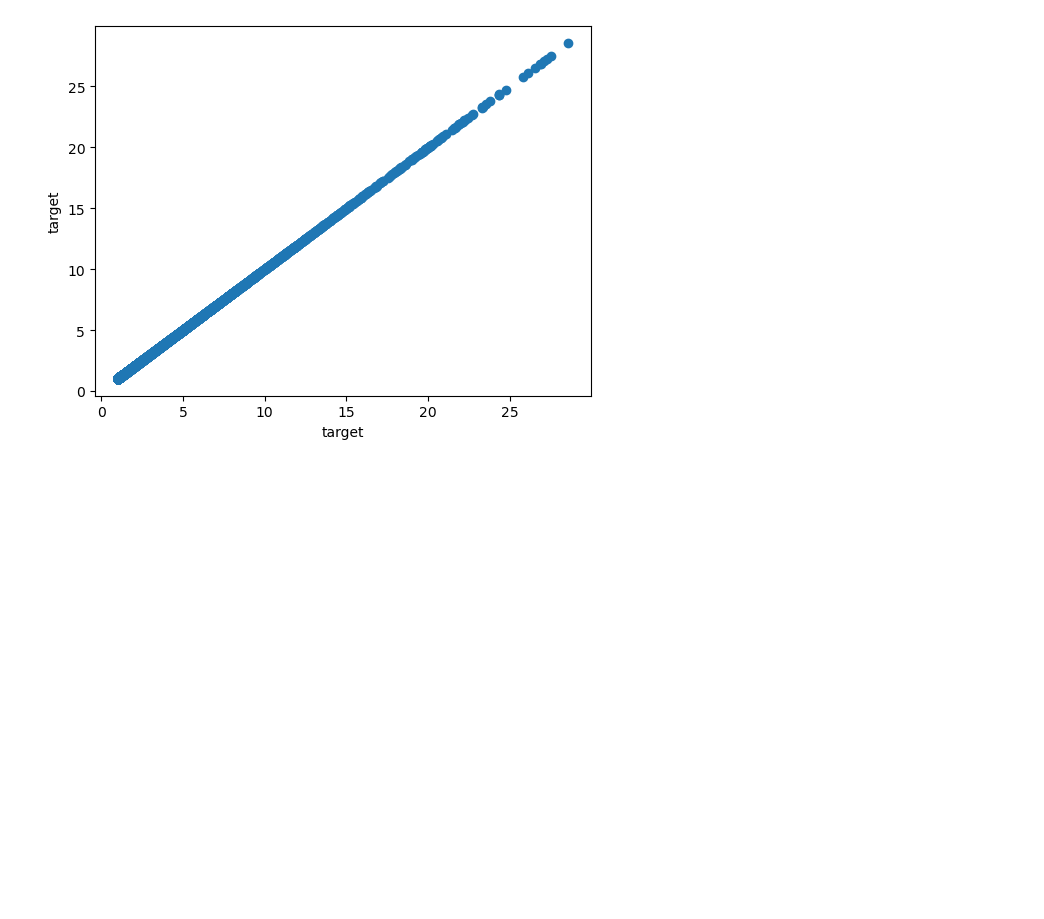
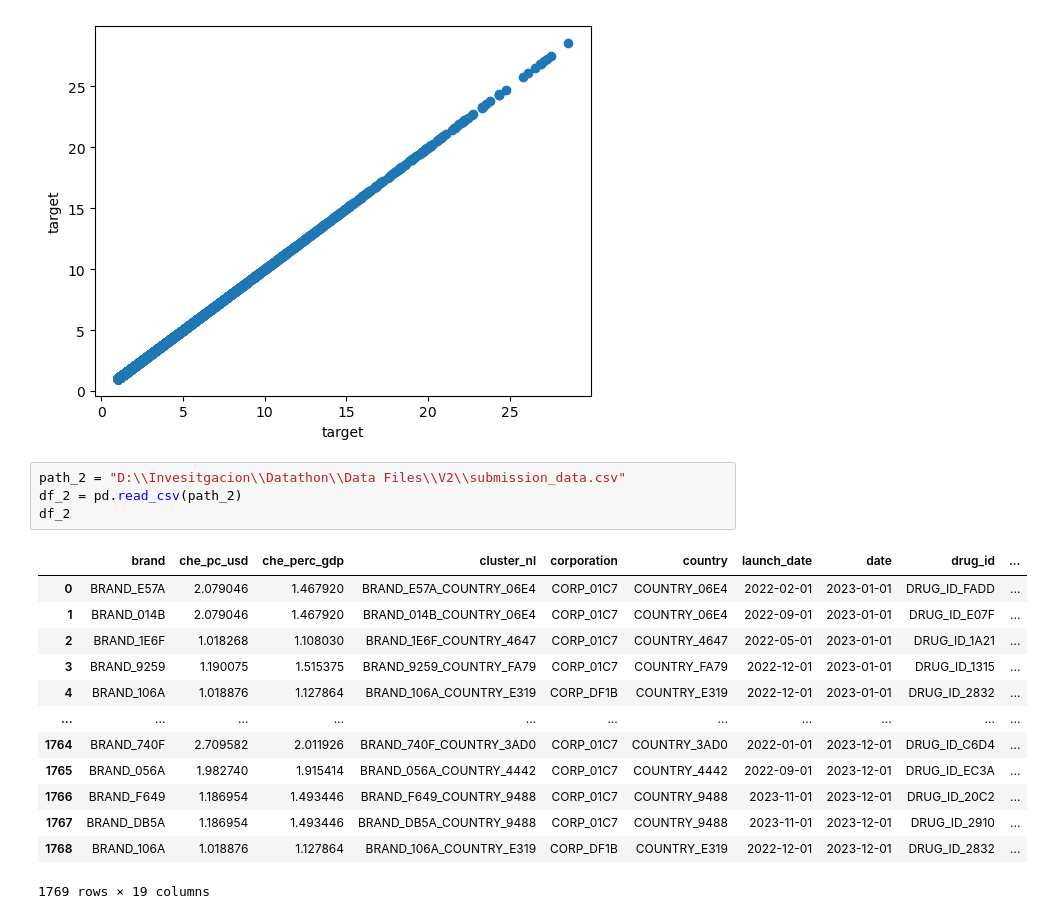
Before and after one commit to Mataas18/Datathon_Team20, a Jupyter notebook: Analysis.ipynb, the cells around one changed output. Cells and saved outputs as stored; diff of their text form; blank space fills up the shorter version.

```diff
--- a/Analysis.ipynb
+++ b/Analysis.ipynb
@@ -108,3 +108,21 @@ for column in numerical_df.columns:
 [figure]
 [figure]
 [figure]
+# %%
+path_2 = "D:\\Invesitgacion\\Datathon\\Data Files\\V2\\submission_data.csv"
+df_2 = pd.read_csv(path_2)
+df_2
+# %% [output]
+|  | brand | che_pc_usd | che_perc_gdp | cluster_nl | corporation | country | launch_date | date | drug_id | ... |
+| 0 | BRAND_E57A | 2.079046 | 1.467920 | BRAND_E57A_COUNTRY_06E4 | CORP_01C7 | COUNTRY_06E4 | 2022-02-01 | 2023-01-01 | DRUG_ID_FADD | ... |
+| 1 | BRAND_014B | 2.079046 | 1.467920 | BRAND_014B_COUNTRY_06E4 | CORP_01C7 | COUNTRY_06E4 | 2022-09-01 | 2023-01-01 | DRUG_ID_E07F | ... |
+| 2 | BRAND_1E6F | 1.018268 | 1.108030 | BRAND_1E6F_COUNTRY_4647 | CORP_01C7 | COUNTRY_4647 | 2022-05-01 | 2023-01-01 | DRUG_ID_1A21 | ... |
+| 3 | BRAND_9259 | 1.190075 | 1.515375 | BRAND_9259_COUNTRY_FA79 | CORP_01C7 | COUNTRY_FA79 | 2022-12-01 | 2023-01-01 | DRUG_ID_1315 | ... |
+| 4 | BRAND_106A | 1.018876 | 1.127864 | BRAND_106A_COUNTRY_E319 | CORP_DF1B | COUNTRY_E319 | 2022-12-01 | 2023-01-01 | DRUG_ID_2832 | ... |
+| ... | ... | ... | ... | ... | ... | ... | ... | ... | ... | ... |
+| 1764 | BRAND_740F | 2.709582 | 2.011926 | BRAND_740F_COUNTRY_3AD0 | CORP_01C7 | COUNTRY_3AD0 | 2022-01-01 | 2023-12-01 | DRUG_ID_C6D4 | ... |
+| 1765 | BRAND_056A | 1.982740 | 1.915414 | BRAND_056A_COUNTRY_4442 | CORP_01C7 | COUNTRY_4442 | 2022-09-01 | 2023-12-01 | DRUG_ID_EC3A | ... |
+| 1766 | BRAND_F649 | 1.186954 | 1.493446 | BRAND_F649_COUNTRY_9488 | CORP_01C7 | COUNTRY_9488 | 2023-11-01 | 2023-12-01 | DRUG_ID_20C2 | ... |
+| 1767 | BRAND_DB5A | 1.186954 | 1.493446 | BRAND_DB5A_COUNTRY_9488 | CORP_01C7 | COUNTRY_9488 | 2023-11-01 | 2023-12-01 | DRUG_ID_2910 | ... |
+| 1768 | BRAND_106A | 1.018876 | 1.127864 | BRAND_106A_COUNTRY_E319 | CORP_DF1B | COUNTRY_E319 | 2022-12-01 | 2023-12-01 | DRUG_ID_2832 | ... |
+1769 rows × 19 columns
```
Also changed, not shown: parts of 1 cell of this notebook.
